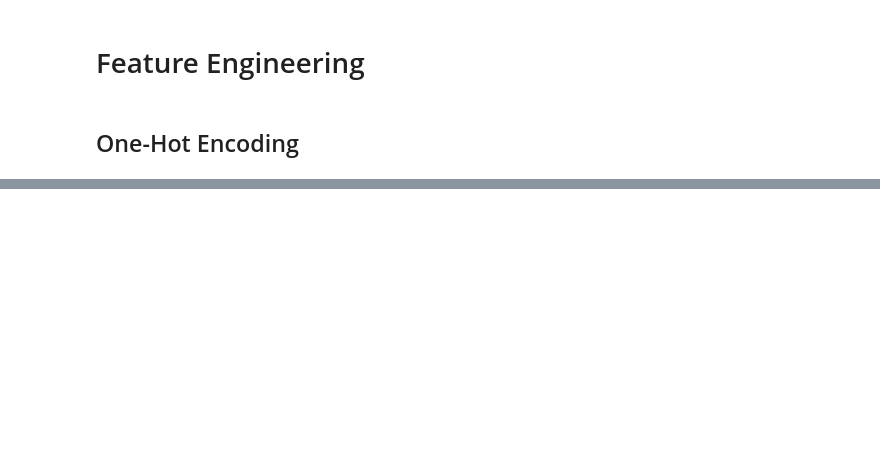
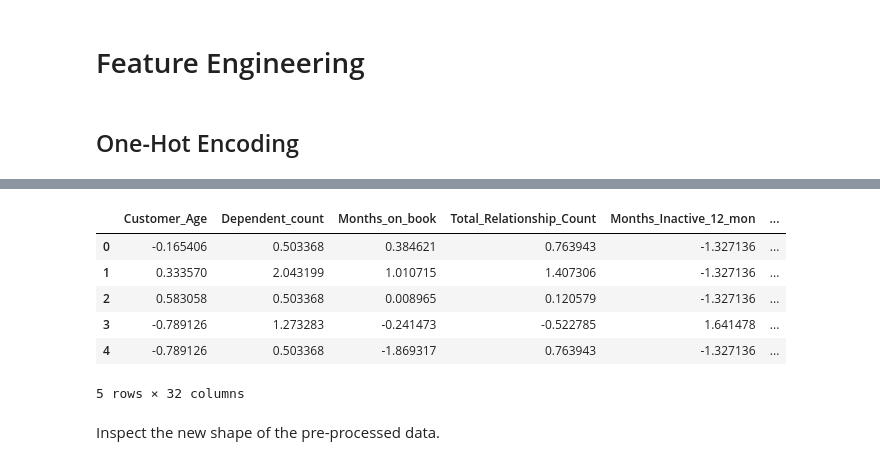
Before and after one commit to renzasprec/Credit-Card-Customer-Churn, a Jupyter notebook: Credit_Card_Customer_Churn.ipynb, the cells around one changed output, grey strips where cells are left out. Saved outputs shown, nothing was run; the diff lists cells and outputs as text; code cells hidden in the pictures; blank space fills up the shorter version.

```diff
--- a/Credit_Card_Customer_Churn.ipynb
+++ b/Credit_Card_Customer_Churn.ipynb
@@ -325,0 +339,18 @@ Create a pipeline for one-hot encon
+# %%
+# create an instance of the StandardScaler
+ss = preprocessing.StandardScaler()
+# fit on the data
+X_enc[numerical_features] = ss.fit_transform(X_enc[numerical_features]) # perform standard scaling on numerical features
+X_preprocessed = X_enc
+# %%
+X_preprocessed.head()
+# %% [output]
+|  | Customer_Age | Dependent_count | Months_on_book | Total_Relationship_Count | Months_Inactive_12_mon | ... |
+| 0 | -0.165406 | 0.503368 | 0.384621 | 0.763943 | -1.327136 | ... |
+| 1 | 0.333570 | 2.043199 | 1.010715 | 1.407306 | -1.327136 | ... |
+| 2 | 0.583058 | 0.503368 | 0.008965 | 0.120579 | -1.327136 | ... |
+| 3 | -0.789126 | 1.273283 | -0.241473 | -0.522785 | 1.641478 | ... |
+| 4 | -0.789126 | 0.503368 | -1.869317 | 0.763943 | -1.327136 | ... |
+5 rows × 32 columns
+# %% [markdown]
+Inspect the new shape of the pre-processed data.
```
Also changed, not shown: parts of 13 cells of this notebook.
